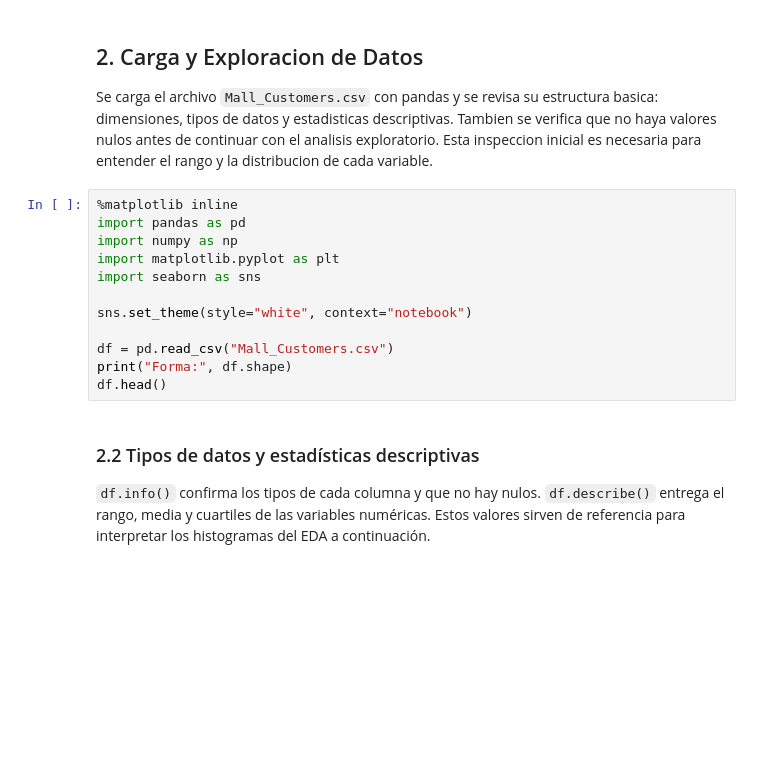
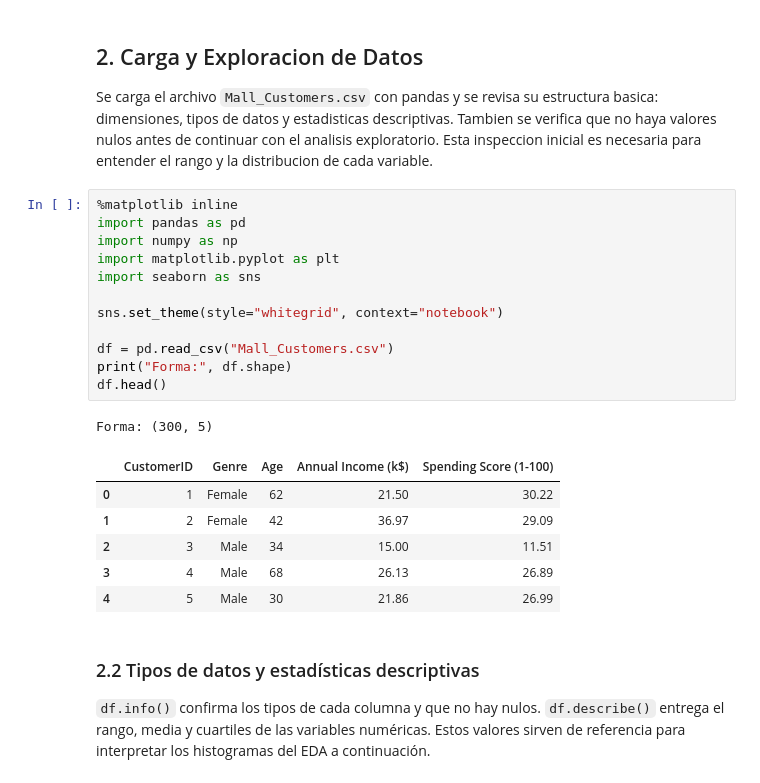
Before and after one commit to blinaresv/Grupo1_Actividad2_DBSCAN, a Jupyter notebook: Grupo1_Notebook2_Librerias_FINAL.ipynb, the cells around one changed output. Cells and saved outputs as stored; diff of their text form; blank space fills up the shorter version.

```diff
--- a/Grupo1_Notebook2_Librerias_FINAL.ipynb
+++ b/Grupo1_Notebook2_Librerias_FINAL.ipynb
@@ -37,15 +37,23 @@ es necesaria para entender el rango y la distribucion de cada variable.
 # %%
 %matplotlib inline
 import pandas as pd
 import numpy as np
 import matplotlib.pyplot as plt
 import seaborn as sns
 
-sns.set_theme(style="white", context="notebook")
+sns.set_theme(style="whitegrid", context="notebook")
 
 df = pd.read_csv("Mall_Customers.csv")
 print("Forma:", df.shape)
 df.head()
+# %% [output]
+Forma: (300, 5)
+|  | CustomerID | Genre | Age | Annual Income (k$) | Spending Score (1-100) |
+| 0 | 1 | Female | 62 | 21.50 | 30.22 |
+| 1 | 2 | Female | 42 | 36.97 | 29.09 |
+| 2 | 3 | Male | 34 | 15.00 | 11.51 |
+| 3 | 4 | Male | 68 | 26.13 | 26.89 |
+| 4 | 5 | Male | 30 | 21.86 | 26.99 |
 # %% [markdown]
 ### 2.2 Tipos de datos y estadísticas descriptivas
 
```
Also changed, not shown: parts of 2 cells of this notebook.
